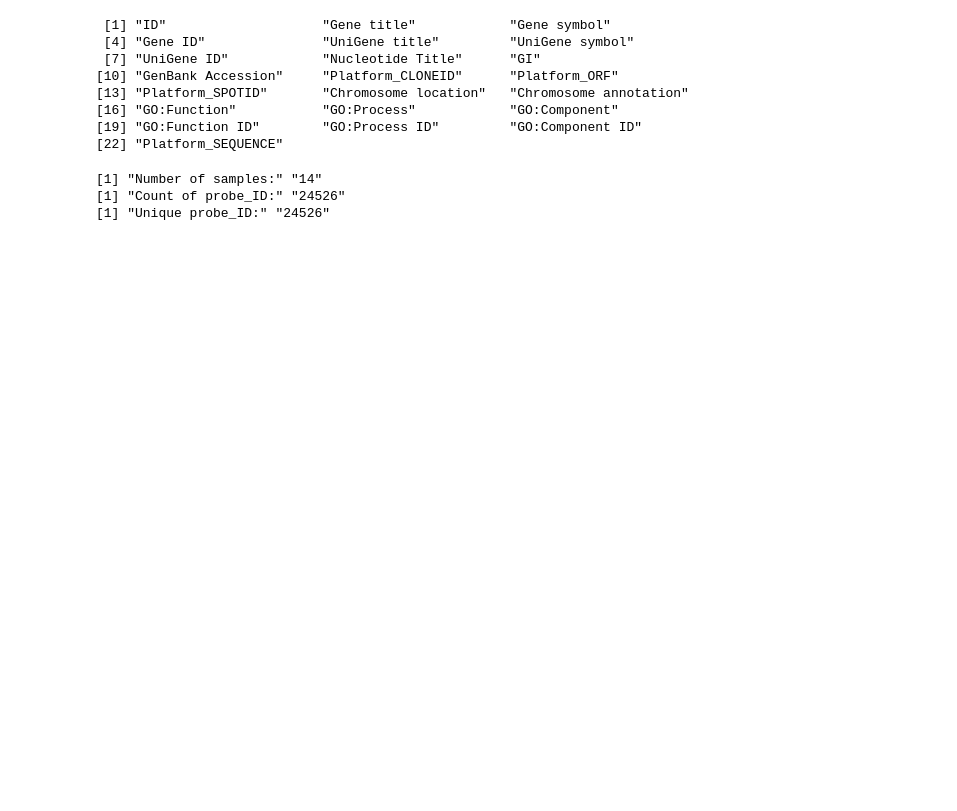
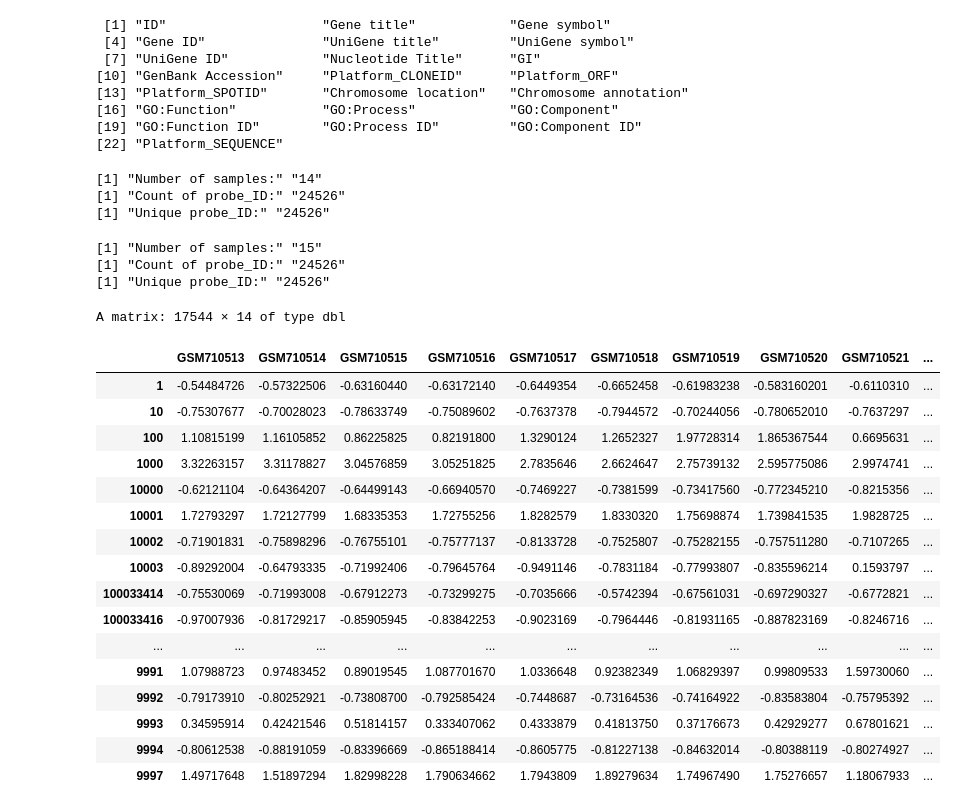
Before and after one commit to shappiron/Reprogramming_meta, a Jupyter notebook: GEO_R.ipynb, the cells around one changed output. Saved outputs shown, nothing was run; the diff lists cells and outputs as text; code cells hidden in the pictures; blank space fills up the shorter version.

```diff
--- a/GEO_R.ipynb
+++ b/GEO_R.ipynb
@@ -1443,0 +1412,25 @@ rownames(data) <- as.character(sub[,'Gene ID'])
+# %%
+#tmp
+annot <- read.csv('data/GSE28688/GSE28688_probe_annotation.csv', row.names=1)
+exp <- read.csv('data/GSE28688/GSE28688_rawdata.csv')
+pheno <- read.csv('data/GSE28688/GSE28688_metadata.csv', row.names=1)
+
+print(c("Number of samples:", ncol(exp)))
+print(c("Count of probe_ID:", length(rownames(annot))))
+print(c("Unique probe_ID:", length(unique(rownames(annot)))))
+# %% [output]
+[1] "Number of samples:" "15"
+[1] "Count of probe_ID:" "24526"
+[1] "Unique probe_ID:" "24526"
+# %%
+gse_name = "GSE28688"
+exp <- as.matrix(exp)
+rownames(exp) <- exp[,'X']
+exp <- exp[,-1]
+# %%
+exp <- aggregate(exp, list(rownames(exp)), mean)
+exp <- transform(exp, row.names=Group.1, Group.1=NULL)
+
+exp <- scale(log2(exp+1))
+# %%
+data <- exp
@@ -1447,3 +1453,24 @@ dirname <- 'data'
 write.csv(data, paste(dirname, "/", gse_name, "/", gse_name, "_rawdata.csv", sep=""))
 write.csv(pheno, paste(dirname, "/", gse_name, "/", gse_name, "_metadata.csv", sep=""))
 write.csv(annot, paste(dirname, "/", gse_name, "/", gse_name, "_probe_annotation.csv", sep=""))
+# %%
+data
+# %% [output]
+A matrix: 17544 × 14 of type dbl
+|  | GSM710513 | GSM710514 | GSM710515 | GSM710516 | GSM710517 | GSM710518 | GSM710519 | GSM710520 | GSM710521 | ... |
+| 1 | -0.54484726 | -0.57322506 | -0.63160440 | -0.63172140 | -0.6449354 | -0.6652458 | -0.61983238 | -0.583160201 | -0.6110310 | ... |
+| 10 | -0.75307677 | -0.70028023 | -0.78633749 | -0.75089602 | -0.7637378 | -0.7944572 | -0.70244056 | -0.780652010 | -0.7637297 | ... |
+| 100 | 1.10815199 | 1.16105852 | 0.86225825 | 0.82191800 | 1.3290124 | 1.2652327 | 1.97728314 | 1.865367544 | 0.6695631 | ... |
+| 1000 | 3.32263157 | 3.31178827 | 3.04576859 | 3.05251825 | 2.7835646 | 2.6624647 | 2.75739132 | 2.595775086 | 2.9974741 | ... |
+| 10000 | -0.62121104 | -0.64364207 | -0.64499143 | -0.66940570 | -0.7469227 | -0.7381599 | -0.73417560 | -0.772345210 | -0.8215356 | ... |
+| 10001 | 1.72793297 | 1.72127799 | 1.68335353 | 1.72755256 | 1.8282579 | 1.8330320 | 1.75698874 | 1.739841535 | 1.9828725 | ... |
+| 10002 | -0.71901831 | -0.75898296 | -0.76755101 | -0.75777137 | -0.8133728 | -0.7525807 | -0.75282155 | -0.757511280 | -0.7107265 | ... |
+| 10003 | -0.89292004 | -0.64793335 | -0.71992406 | -0.79645764 | -0.9491146 | -0.7831184 | -0.77993807 | -0.835596214 | 0.1593797 | ... |
+| 100033414 | -0.75530069 | -0.71993008 | -0.67912273 | -0.73299275 | -0.7035666 | -0.5742394 | -0.67561031 | -0.697290327 | -0.6772821 | ... |
+| 100033416 | -0.97007936 | -0.81729217 | -0.85905945 | -0.83842253 | -0.9023169 | -0.7964446 | -0.81931165 | -0.887823169 | -0.8246716 | ... |
+| ... | ... | ... | ... | ... | ... | ... | ... | ... | ... | ... |
+| 9991 | 1.07988723 | 0.97483452 | 0.89019545 | 1.087701670 | 1.0336648 | 0.92382349 | 1.06829397 | 0.99809533 | 1.59730060 | ... |
+| 9992 | -0.79173910 | -0.80252921 | -0.73808700 | -0.792585424 | -0.7448687 | -0.73164536 | -0.74164922 | -0.83583804 | -0.75795392 | ... |
+| 9993 | 0.34595914 | 0.42421546 | 0.51814157 | 0.333407062 | 0.4333879 | 0.41813750 | 0.37176673 | 0.42929277 | 0.67801621 | ... |
+| 9994 | -0.80612538 | -0.88191059 | -0.83396669 | -0.865188414 | -0.8605775 | -0.81227138 | -0.84632014 | -0.80388119 | -0.80274927 | ... |
+| 9997 | 1.49717648 | 1.51897294 | 1.82998228 | 1.790634662 | 1.7943809 | 1.89279634 | 1.74967490 | 1.75276657 | 1.18067933 | ... |
```
Also changed, not shown: parts of 24 cells of this notebook, 4 other files.
